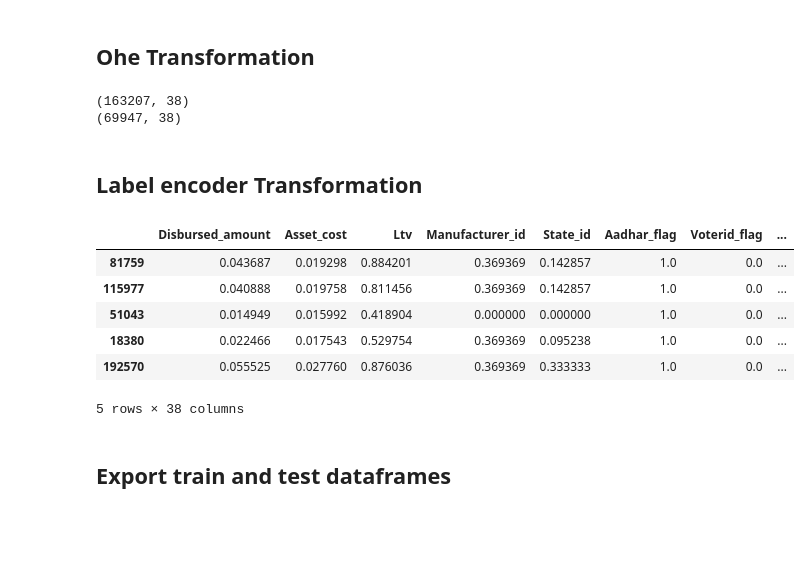
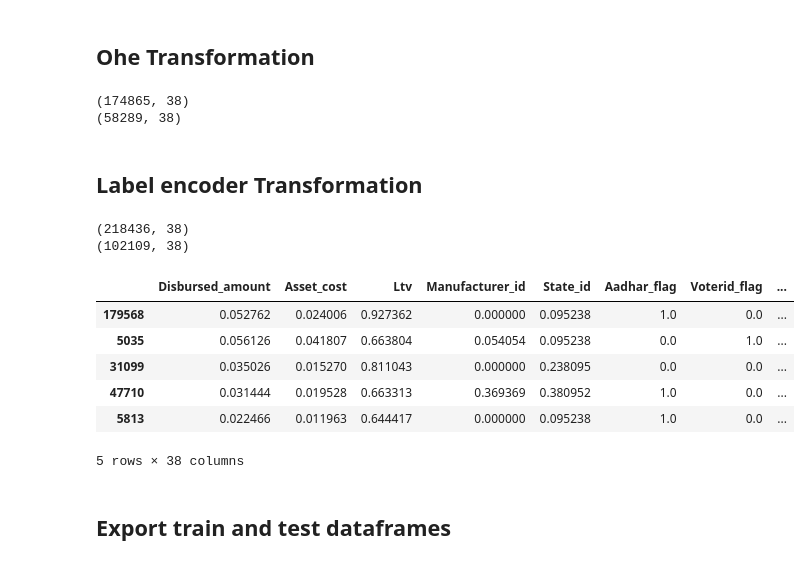
Before and after one commit to Mythamor/Django_Asset_Finance_Risk_Assessment_Model, a Jupyter notebook: asset_finance_model/notebooks/Feature_Engineering_and_Data_Preprocessing.ipynb, the cells around one changed output. Drawn from its saved outputs; the diff is of its cells as text; code cells hidden in the pictures; blank space fills up the shorter version.

```diff
--- a/asset_finance_model/notebooks/feature_engineering_and_data_preprocessing.ipynb
+++ b/asset_finance_model/notebooks/Feature_Engineering_and_Data_Preprocessing.ipynb
@@ -290,7 +290,7 @@ X = df_1.drop(['Loan_default'], axis=1)
 y = df_1['Loan_default']
 
 # Perfrom a train test split
-X_train,X_test,y_train,y_test = train_test_split(X, y, test_size=0.3, random_state=42)
+X_train,X_test,y_train,y_test = train_test_split(X, y, test_size=0.25, random_state=42)
 
 print('X_train:', X_train.shape, '\n X_test:',X_test.shape)
 print('y_train:', y_train.shape, '\n y_test:',y_test.shape)
@@ -410,7 +410,7 @@ scaled_Xtest = scaler.transform(X_test[numeric_cols.columns])
 ohe_Xtest = ohe.transform(X_test[category_cols.columns])
 
 # Create new training dataframe
-X_train = pd.concat([
+trans_X_train = pd.concat([
     pd.DataFrame(scaled_Xtrain, columns=numeric_cols.columns, index=X_train.index),
     pd.DataFrame(ohe_Xtrain.toarray(), columns=ohe.get_feature_names_out(), index=X_train.index)
 ], axis=1)
@@ -419,17 +419,17 @@ X_train = pd.concat([
 # Test data
 
 # Create new test data dataframe
-X_test = pd.concat([
+trans_X_test = pd.concat([
     pd.DataFrame(scaled_Xtest, columns=numeric_cols.columns, index=X_test.index),
     pd.DataFrame(ohe_Xtest.toarray(), columns=ohe.get_feature_names_out(), index=X_test.index)
 ], axis=1)
 
 #check the new X_test dataframe
-print(X_train.shape)
-print(X_test.shape)
+print(trans_X_train.shape)
+print(trans_X_test.shape)
 # %% [output]
-(163207, 38)
-(69947, 38)
+(174865, 38)
+(58289, 38)
 # %% [markdown]
 ## Label encoder Transformation
 # %%
@@ -451,29 +451,32 @@ scaled_Xtrain = scaler.fit_transform(X_train[numeric_cols.columns])
 scaled_Xtest = scaler.transform(X_test[numeric_cols.columns])
 
 # Create new training dataframe
-X_train = pd.concat([
+le_X_train = pd.concat([
     pd.DataFrame(scaled_Xtrain, columns=numeric_cols.columns, index=X_train.index),
     X_train[category_cols.columns].reset_index(drop=True)
 ], axis=1)
 
 # Create new test data dataframe
-X_test = pd.concat([
+le_X_test = pd.concat([
     pd.DataFrame(scaled_Xtest, columns=numeric_cols.columns, index=X_test.index),
     X_test[category_cols.columns].reset_index(drop=True)
 ], axis=1)
 
 # Check the new X_train and X_test dataframe
-print(X_train.shape)
-print(X_test.shape)
+print(le_X_train.shape)
+print(le_X_test.shape)
+# %% [output]
+(218436, 38)
+(102109, 38)
 # %%
-X_train.head()
+le_X_train.head()
 # %% [output]
 |  | Disbursed_amount | Asset_cost | Ltv | Manufacturer_id | State_id | Aadhar_flag | Voterid_flag | ... |
-| 81759 | 0.043687 | 0.019298 | 0.884201 | 0.369369 | 0.142857 | 1.0 | 0.0 | ... |
-| 115977 | 0.040888 | 0.019758 | 0.811456 | 0.369369 | 0.142857 | 1.0 | 0.0 | ... |
-| 51043 | 0.014949 | 0.015992 | 0.418904 | 0.000000 | 0.000000 | 1.0 | 0.0 | ... |
-| 18380 | 0.022466 | 0.017543 | 0.529754 | 0.369369 | 0.095238 | 1.0 | 0.0 | ... |
-| 192570 | 0.055525 | 0.027760 | 0.876036 | 0.369369 | 0.333333 | 1.0 | 0.0 | ... |
+| 179568 | 0.052762 | 0.024006 | 0.927362 | 0.000000 | 0.095238 | 1.0 | 0.0 | ... |
+| 5035 | 0.056126 | 0.041807 | 0.663804 | 0.054054 | 0.095238 | 0.0 | 1.0 | ... |
+| 31099 | 0.035026 | 0.015270 | 0.811043 | 0.000000 | 0.238095 | 0.0 | 0.0 | ... |
+| 47710 | 0.031444 | 0.019528 | 0.663313 | 0.369369 | 0.380952 | 1.0 | 0.0 | ... |
+| 5813 | 0.022466 | 0.011963 | 0.644417 | 0.000000 | 0.095238 | 1.0 | 0.0 | ... |
 5 rows × 38 columns
 # %% [markdown]
 ## Export train and test dataframes
```
Also changed, not shown: parts of 7 cells of this notebook, 7 other files.
